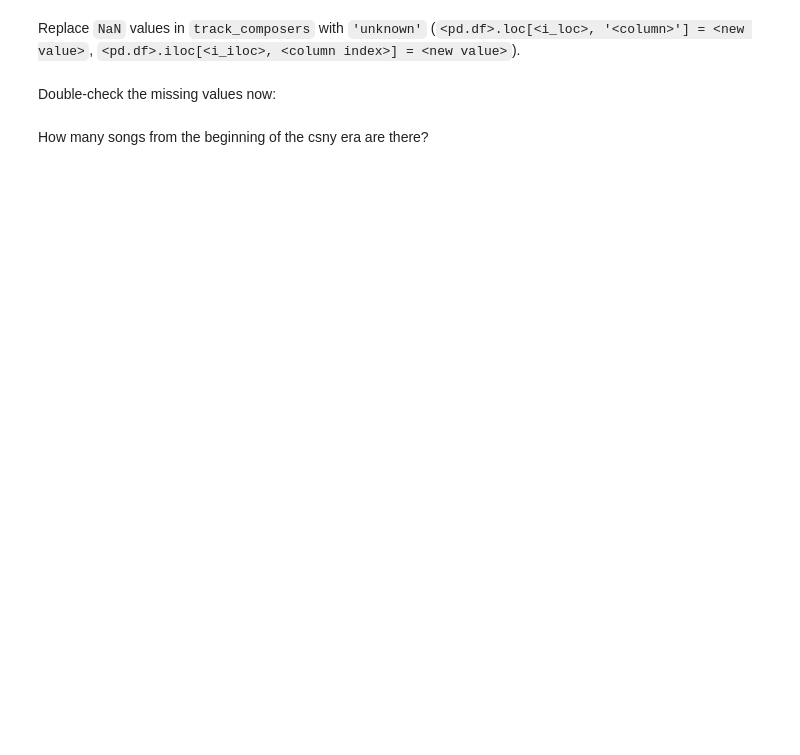
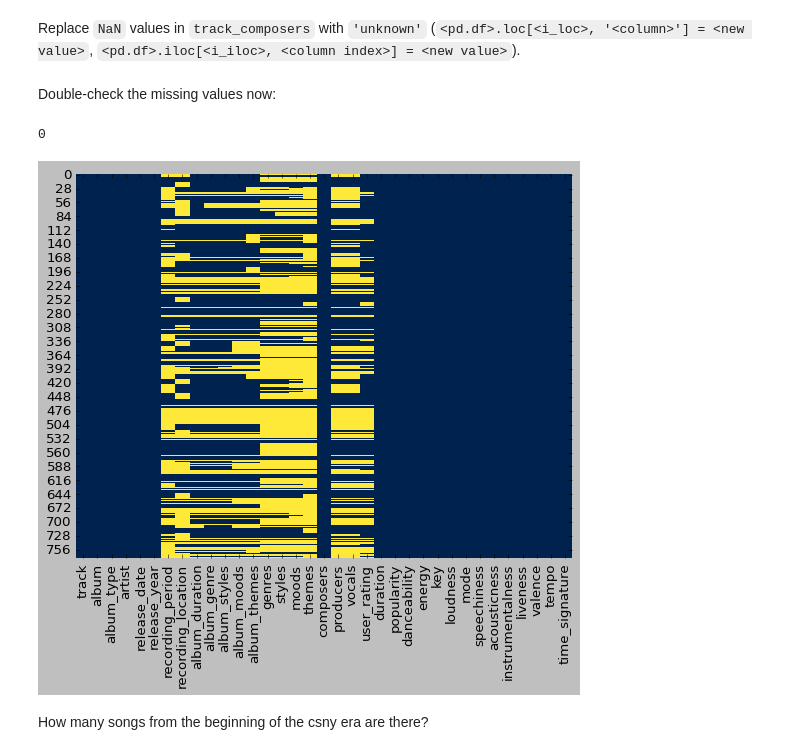
Before and after one commit to ADA-Programming/ADA_2026, a Jupyter notebook: notebooks/eda.ipynb, the cells around one changed output. Drawn from its saved outputs; the diff is of its cells as text; code cells hidden in the pictures; blank space fills up the shorter version.

```diff
--- a/notebooks/eda.ipynb
+++ b/notebooks/eda.ipynb
@@ -483,8 +645,14 @@ If using `iloc[]`, don't forget the `.index` chunk in the statement used to crea
 # Define i_iloc, the index to be used with iloc[], starting from <i> = <pd.df>['<column>'].isna();
 # iloc[] can be used conveniently here if the relevant index is already defined with <pd.df>.loc[<i>].index, i.e. <pd.df>.loc[<pd.df>['<column>'].isna()].index;
 # remember that the second index in iloc[] must be a number too (the relevant column index)
+i = songs.composers.isna()
+i
+i[i]
+i_iloc = songs.loc[i].index
+i_iloc
+# Define i_loc, the index (boolean mask) to be used with loc[], e.g. i_loc = <pd.df>['<column>'].isna()
+i_loc = songs.composers.isna()
+i_loc
 
-# Define i_loc, the index (boolean mask) to be used with loc[], e.g. i_loc = <pd.df>['<column>'].isna()
-
-# display(songs.loc[i_loc.index, ['track', 'track_composers']])
-# display(songs.iloc[i_iloc, [0, 20]])
+songs.loc[i_loc, ['track', 'composers']]
+songs.iloc[i_iloc, [0, 16]]
@@ -492,11 +674,17 @@ If using `iloc[]`, don't forget the `.index` chunk in the statement used to crea
 Replace `NaN` values in `track_composers` with `'unknown'` (`<pd.df>.loc[<i_loc>, '<column>'] = <new value>`, `<pd.df>.iloc[<i_iloc>, <column index>] = <new value>`).
 # %%
 # Make the replacement and display it
+songs.loc[i_loc, 'composers'] = 'unknown'
 # %% [markdown]
 Double-check the missing values now:
 # %%
 # Use <pd.df>.<column>.isna().sum(), or <pd.df>.isna().sum()['<column>'], or
 # sb.heatmap(<pd.df>.isna(), cmap='...')
+sb.heatmap(songs.isna(), cmap='cividis', cbar=False);
+songs.composers.isna().sum()
+# %% [output]
+0
+[figure, added]
 # %% [markdown]
 How many songs from the beginning of the csny era are there?
 # %%
```
Also changed, not shown: parts of 45 cells of this notebook.
